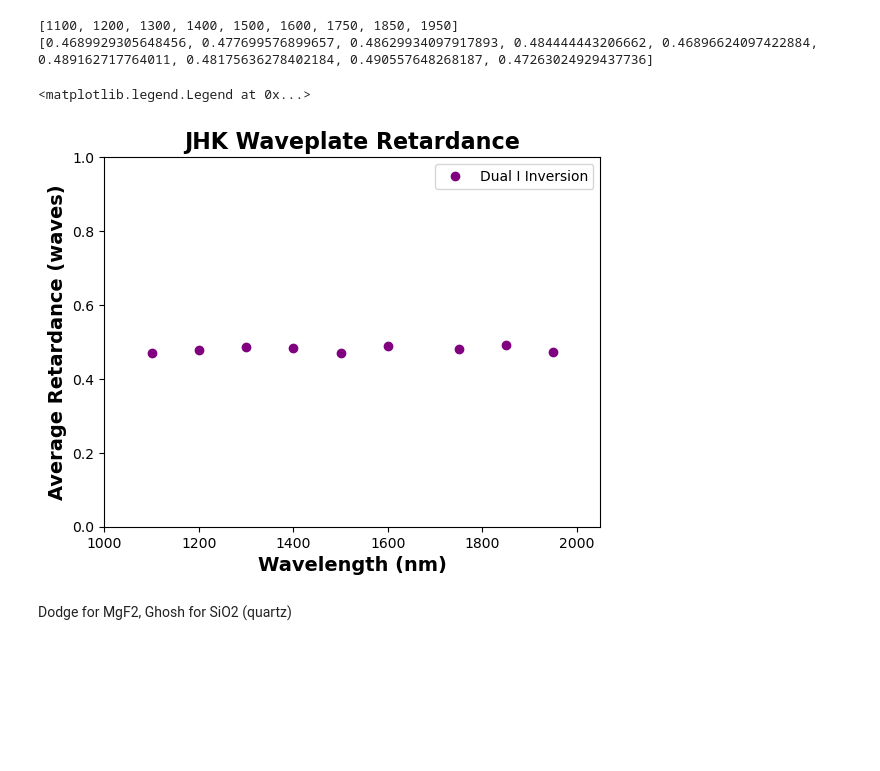
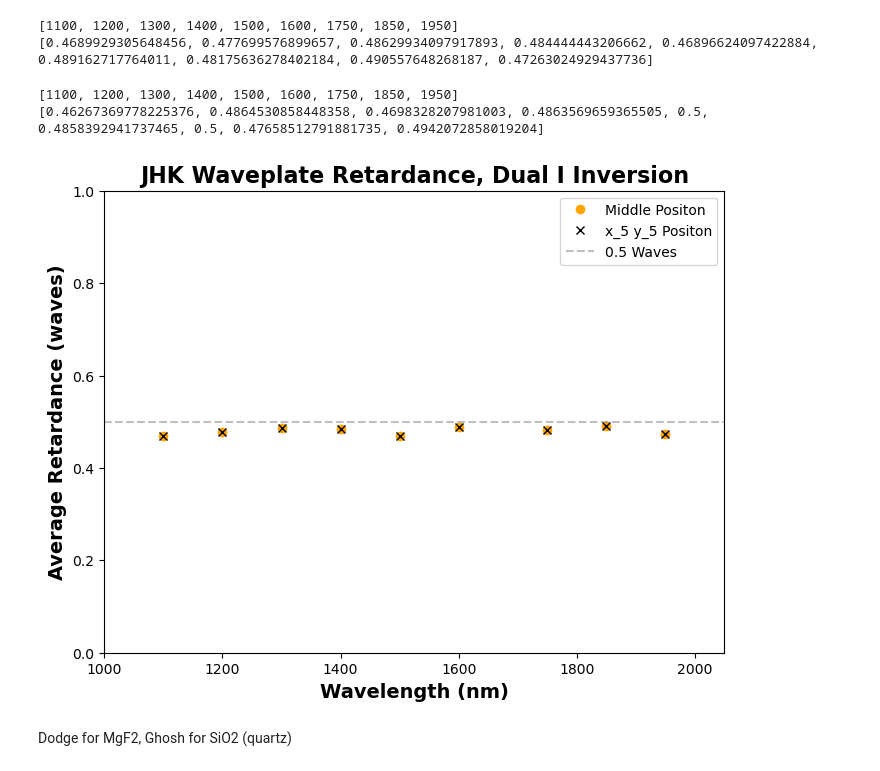
Before and after one commit to wcmelby/wcmelby-HWP_Characterizations, a Jupyter notebook: SuperK_Select_Data/JHK_Plate/JHK_SuperK_Analysis.ipynb, the cells around one changed output. Saved outputs shown, nothing was run; the diff lists cells and outputs as text; code cells hidden in the pictures; blank space fills up the shorter version.

Commit message:
Saved initial matrix and retardance plots

```diff
--- a/SuperK_Select_Data/JHK_Plate/JHK_SuperK_Analysis.ipynb
+++ b/SuperK_Select_Data/JHK_Plate/JHK_SuperK_Analysis.ipynb
@@ -534,6 +372,23 @@ for wl in wavelengths:
     sample_results[f'Il_{wl}'] = extracted_data[0]
     sample_results[f'Ir_{wl}'] = extracted_data[1]
     sample_results[f'theta{wl}'] = extracted_data[2]
+# %%
+# data with waveplate sample, x_5 y_5 position
+
+# Initialize a dictionary to store the results
+sample_results_x5_y5 = {}
+
+for wl in wavelengths:
+    # Construct the folder path for the current wavelength
+    reduced_folder = f"D:\\desktop_drrp_data\\test_12_17_2024\\JHK_waveplate_measurement\\x_5_y_5\\Cal_{wl}_Reduced"
+
+    # Extract the intensities using your function
+    extracted_data = extract_intensities(reduced_filename, reduced_folder, lcenter, rcenter, maxradius)
+
+    # Store the data in the dictionary with keys that incorporate the wavelength
+    sample_results_x5_y5[f'Il_{wl}'] = extracted_data[0]
+    sample_results_x5_y5[f'Ir_{wl}'] = extracted_data[1]
+    sample_results_x5_y5[f'theta{wl}'] = extracted_data[2]
 # %%
 data1300 = q_ultimate_polarimetry(cal_results['Cal_Il_1300'], cal_results['Cal_Ir_1300'], cal_results['Cal_theta1300'], sample_results['Il_1300'], sample_results['Ir_1300'], sample_results['theta1300'])
 print(data1300[0], "This is the Mueller matrix of the sample waveplate")
@@ -736,7 +458,9 @@ def I_ultimate_polarimetry(cal_angles, cal_left_intensity, cal_right_intensity,
 # %%
-def multi_analysis(wavelengths, method):
+def multi_analysis(wavelengths, cal_results, sample_results, method):
     """
     Specify data reduction method as 'I' or 'q'. Input wavelengths as a list, like [1400, 1500, 1600].
+
+    Returns a dictionary with the results for each wavelength.
     """
 
     # Dictionary to store results for each wavelength
@@ -863,7 +712,7 @@ print(matrix1100)
 # %% [markdown]
 # Analysis
 # %%
-results = multi_analysis(wavelengths, 'I')
+results = multi_analysis(wavelengths, cal_results, sample_results, 'I')
 retardance_averages = []
 
 for wavelength in wavelengths:
@@ -876,17 +725,35 @@ print(retardance_averages)
 # %% [output]
 [1100, 1200, 1300, 1400, 1500, 1600, 1750, 1850, 1950]
 [0.4689929305648456, 0.477699576899657, 0.48629934097917893, 0.484444443206662, 0.46896624097422884, 0.489162717764011, 0.48175636278402184, 0.490557648268187, 0.47263024929437736]
+# %%
+results_x5_y5 = multi_analysis(wavelengths, cal_results, sample_results_x5_y5, 'I')
+retardance_averages_x5_y5 = []
+
+for wavelength in wavelengths:
+    avg_value = (results_x5_y5[wavelength][2] + results_x5_y5[wavelength][3])/2
+    # print(wavelength, avg_value)
+    retardance_averages_x5_y5.append(avg_value)
+
+print(wavelengths)
+print(retardance_averages_x5_y5)
+# %% [output]
+[1100, 1200, 1300, 1400, 1500, 1600, 1750, 1850, 1950]
+[0.46267369778225376, 0.4864530858448358, 0.4698328207981003, 0.4863569659365505, 0.5, 0.4858392941737465, 0.5, 0.47658512791881735, 0.4942072858019204]
 # %%
-plt.plot(wavelengths, retardance_averages, 'o', color='purple', label='Dual I Inversion')
+plt.figure(figsize=(8, 6))
+plt.plot(wavelengths, retardance_averages, 'o', color='orange', label='Middle Positon')
+plt.plot(wavelengths, retardance_averages, 'x', color='k', label='x_5 y_5 Positon')
+plt.axhline(y=0.5, color='grey', linestyle='--', alpha=0.5, label='0.5 Waves')
 plt.xlabel('Wavelength (nm)', fontweight='bold', fontsize=14)
 plt.ylabel('Average Retardance (waves)', fontweight='bold', fontsize=14)
 plt.xlim([1000, 2050])
 plt.ylim([0, 1])
-plt.title('JHK Waveplate Retardance', fontweight='bold', fontsize=16)
+plt.title('JHK Waveplate Retardance, Dual I Inversion', fontweight='bold', fontsize=16)
 plt.legend()
+plt.savefig('JHK_Retardance_I.png', format='png')
+plt.show()
 # %% [output]
-<matplotlib.legend.Legend at 0x...>
-[figure, old version]
+[figure, new version]
 # %% [markdown]
 Dodge for MgF2, Ghosh for SiO2 (quartz)
 # %%
```
Also changed, not shown: parts of 28 cells of this notebook, 4 other files.
